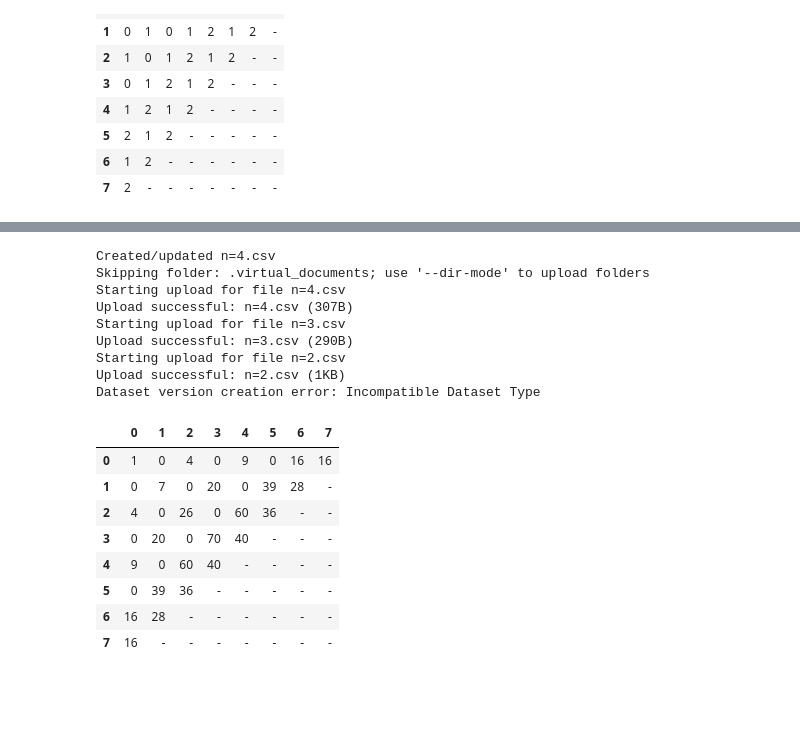
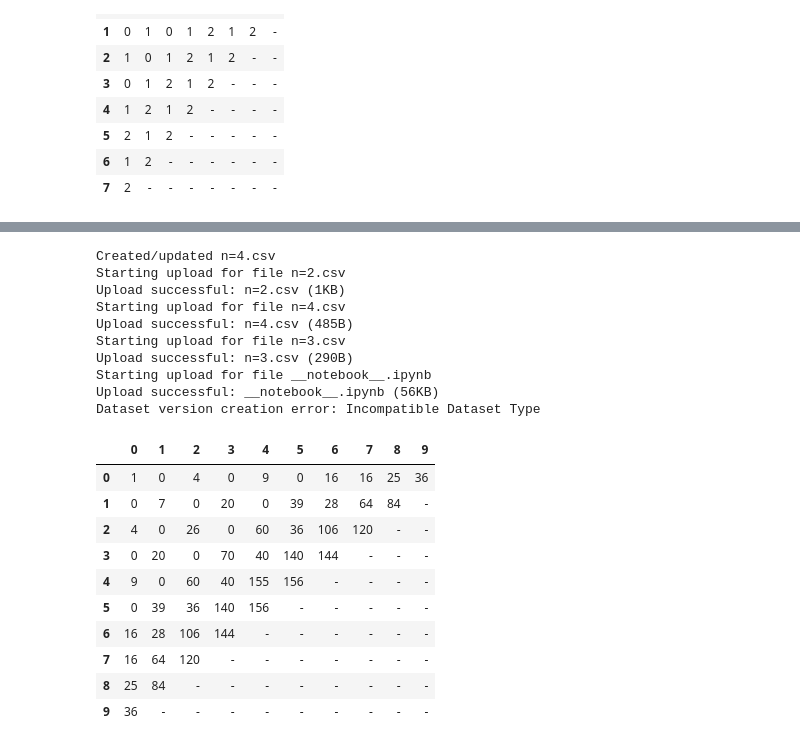
Before and after one commit to tkiran27/Harmonic_Bases_and_Degeneracy_Tables, a Jupyter notebook: harmonic-invariant-basis.ipynb, the cells around one changed output, grey strips where cells are left out. Cells and saved outputs as stored; diff of their text form; code cells hidden in the pictures; blank space fills up the shorter version.

```diff
--- a/harmonic-invariant-basis.ipynb
+++ b/harmonic-invariant-basis.ipynb
@@ -386,23 +368,26 @@ Dataset version creation error: Incompatible Dataset Type
 | 6 | 4 | 9 | - | - | - | - | - | - |
 | 7 | 6 | - | - | - | - | - | - | - |
 # %%
-degeneracy_table(7,[-5,-2,2,5],7)
+degeneracy_table(7,[-5,-2,2,5],9)
 # %% [output]
 Created/updated n=4.csv
-Skipping folder: .virtual_documents; use '--dir-mode' to upload folders
+Starting upload for file n=2.csv
+Upload successful: n=2.csv (1KB)
 Starting upload for file n=4.csv
-Upload successful: n=4.csv (307B)
+Upload successful: n=4.csv (485B)
 Starting upload for file n=3.csv
 Upload successful: n=3.csv (290B)
-Starting upload for file n=2.csv
-Upload successful: n=2.csv (1KB)
+Starting upload for file __notebook__.ipynb
+Upload successful: __notebook__.ipynb (56KB)
 Dataset version creation error: Incompatible Dataset Type
-|  | 0 | 1 | 2 | 3 | 4 | 5 | 6 | 7 |
-| 0 | 1 | 0 | 4 | 0 | 9 | 0 | 16 | 16 |
-| 1 | 0 | 7 | 0 | 20 | 0 | 39 | 28 | - |
-| 2 | 4 | 0 | 26 | 0 | 60 | 36 | - | - |
-| 3 | 0 | 20 | 0 | 70 | 40 | - | - | - |
-| 4 | 9 | 0 | 60 | 40 | - | - | - | - |
-| 5 | 0 | 39 | 36 | - | - | - | - | - |
-| 6 | 16 | 28 | - | - | - | - | - | - |
-| 7 | 16 | - | - | - | - | - | - | - |
+|  | 0 | 1 | 2 | 3 | 4 | 5 | 6 | 7 | 8 | 9 |
+| 0 | 1 | 0 | 4 | 0 | 9 | 0 | 16 | 16 | 25 | 36 |
+| 1 | 0 | 7 | 0 | 20 | 0 | 39 | 28 | 64 | 84 | - |
+| 2 | 4 | 0 | 26 | 0 | 60 | 36 | 106 | 120 | - | - |
+| 3 | 0 | 20 | 0 | 70 | 40 | 140 | 144 | - | - | - |
+| 4 | 9 | 0 | 60 | 40 | 155 | 156 | - | - | - | - |
+| 5 | 0 | 39 | 36 | 140 | 156 | - | - | - | - | - |
+| 6 | 16 | 28 | 106 | 144 | - | - | - | - | - | - |
+| 7 | 16 | 64 | 120 | - | - | - | - | - | - | - |
+| 8 | 25 | 84 | - | - | - | - | - | - | - | - |
+| 9 | 36 | - | - | - | - | - | - | - | - | - |
```
Also changed, not shown: parts of 12 cells of this notebook.
